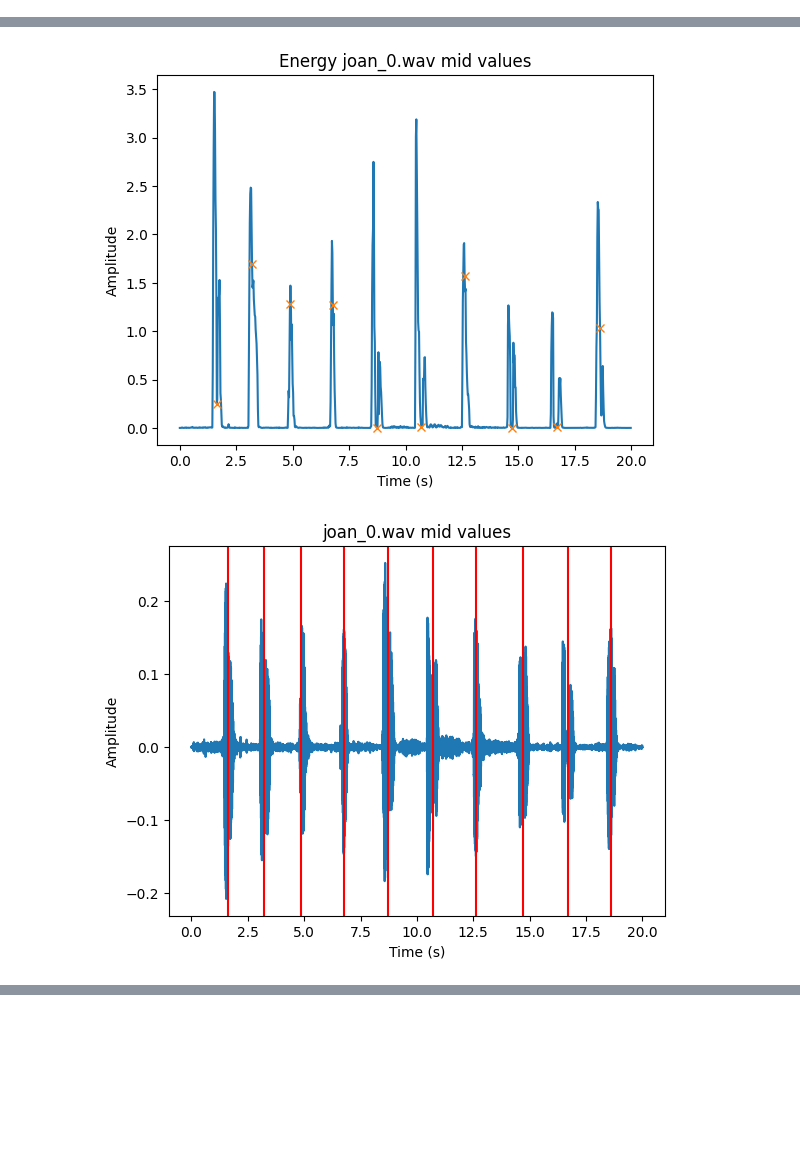
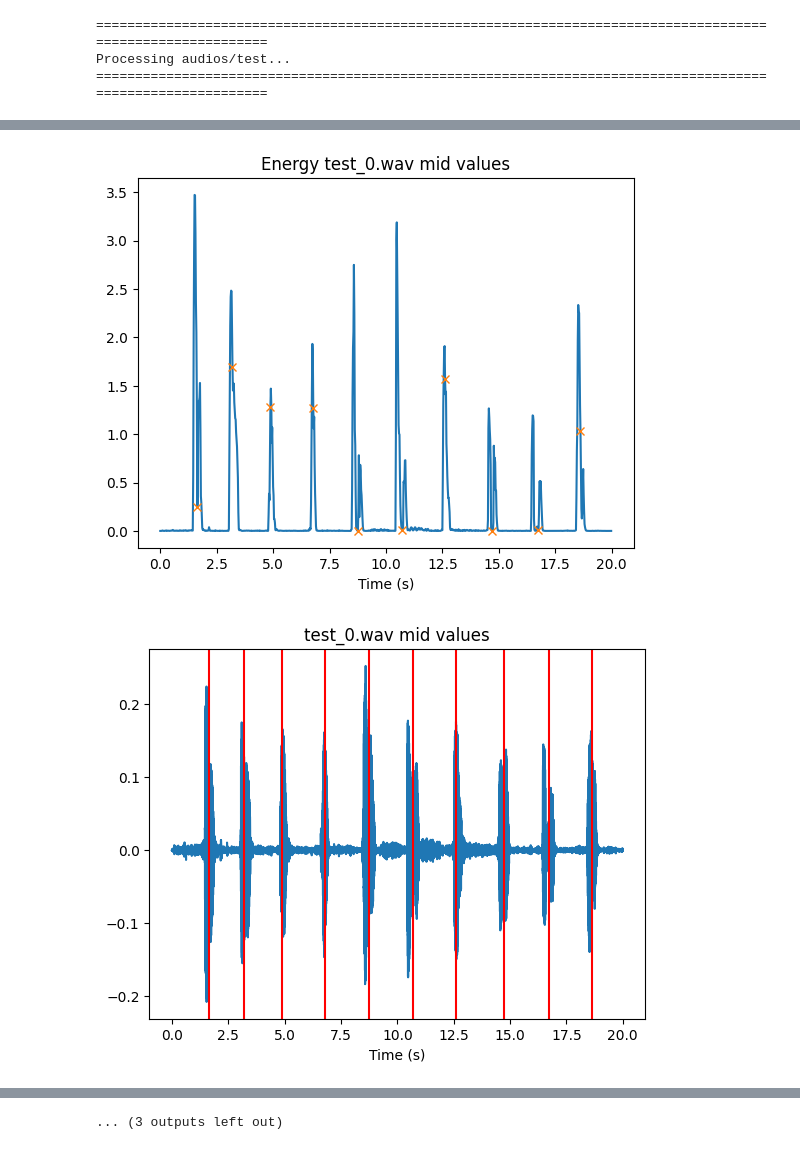
Before and after one commit to carlosedm10/joan-tds, a Jupyter notebook: pracs/segment_digits.ipynb, the cells around one changed output, grey strips where cells are left out. Saved outputs shown, nothing was run; the diff lists cells and outputs as text; code cells hidden in the pictures; blank space fills up the shorter version.

```diff
--- a/pracs/segment_digits.ipynb
+++ b/pracs/segment_digits.ipynb
@@ -38,7 +38,6 @@ def plot_signal(y, fs, title, peaks=None, vline=None):
             plt.axvline(x, color="r")
 
     plt.xlabel("Time (s)")
-    plt.ylabel("Amplitude")
     plt.title(title)
     plt.show()
 
@@ -54,12 +53,22 @@ def non_overlapping_frames(signal, frame_duration):
 # %%
 for person_id, directory in enumerate(os.listdir(AUDIO_DIR)):
     dir_path = os.path.join(AUDIO_DIR, directory)
+
+    print()
+    print(
+        "============================================================================================================"
+    )
+    print(f"Processing {dir_path}...")
+    print(
+        "============================================================================================================"
+    )
+    print()
 
     for record_id, file in enumerate(os.listdir(dir_path)):
         record_path = os.path.join(dir_path, file)
 
         signal = signal_from_file(record_path)
-        plot_signal(signal.y, signal.fs, signal.file)
+        plot_signal(signal.y, signal.fs, title=signal.file)
 
         frame_duration = 0.02
         frames = non_overlapping_frames(signal, frame_duration)
@@ -90,16 +99,22 @@ for person_id, directory in enumerate(os.listdir(AUDIO_DIR)):
         signal_mid_values = np.array(energy_mid_values / frames_fs)
 
         plot_signal(
-            energy_frames, frames_fs, f"Energy {signal.file}", peaks=energy_peaks
+            energy_frames,
+            frames_fs,
+            title=f"Energy {signal.file} peaks",
+            peaks=energy_peaks,
         )
         plot_signal(
             energy_frames,
             frames_fs,
-            f"Energy {signal.file} mid values",
+            title=f"Energy {signal.file} mid values",
             peaks=energy_mid_values,
         )
         plot_signal(
-            signal.y, signal.fs, f"{signal.file} mid values", vline=signal_mid_values
+            signal.y,
+            signal.fs,
+            title=f"{signal.file} mid values",
+            vline=signal_mid_values,
         )
 
         empty_signal_duration = 0.5
@@ -127,10 +142,14 @@ for person_id, directory in enumerate(os.listdir(AUDIO_DIR)):
             )
 
             digit_name = digits_name_dict[i]
-            plot_signal(speech, signal.fs, f"{signal.file} {digit_name}")
+            plot_signal(speech, signal.fs, title=f"{signal.file} {digit_name}")
 
             digit_path = os.path.join(
                 TARGET_DIR, f"{digit_name}_{person_id + 1}_{record_id + 1}.wav"
             )
-            # wav.write(digit_path, signal.fs, speech)
+
+            wav.write(digit_path, signal.fs, speech)
 # %% [output]
+============================================================================================================
+Processing audios/test...
+============================================================================================================
@@ -139,2 +158,2 @@ for person_id, directory in enumerate(os.listdir(AUDIO_DIR)):
-[figure, old version]
+[figure, new version]
-[figure, old version]
+[figure, new version]
@@ -150,0 +167 @@ for person_id, directory in enumerate(os.listdir(AUDIO_DIR)):
+... (3 outputs left out)
```
Also changed, not shown: parts of 1 cell of this notebook, 16 other files.
